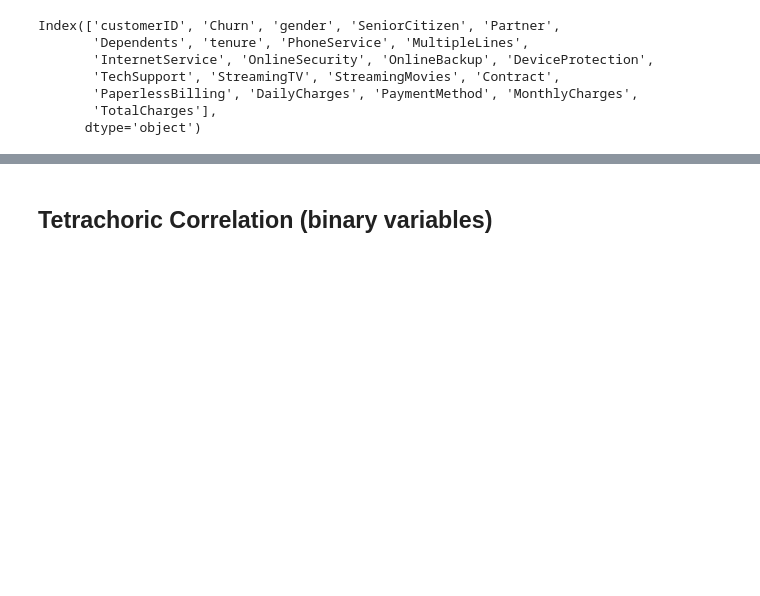
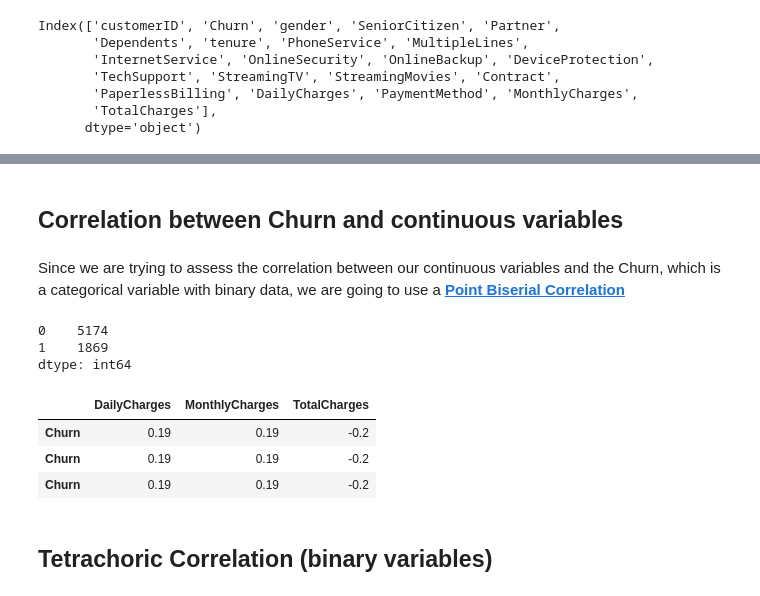
Before and after one commit to luanpbrasil/alura-voz-churn-prediction, a Jupyter notebook: notebooks/variables_analysis-week_2.ipynb, the cells around one changed output, grey strips where cells are left out. Drawn from its saved outputs; the diff is of its cells as text; code cells hidden in the pictures; blank space fills up the shorter version.

Commit message:
Add Point Biserial Correlation

```diff
--- a/notebooks/variables_analysis-week_2.ipynb
+++ b/notebooks/variables_analysis-week_2.ipynb
@@ -117,6 +113,41 @@ df.head()
 # %%
 binary_data = df[['Churn', 'gender', 'SeniorCitizen', 'Partner',
                   'Dependents', 'PhoneService', 'PaperlessBilling']]
+# %% [markdown]
+## Correlation between Churn and continuous variables
+# %% [markdown]
+Since we are trying to assess the correlation between our continuous variables and the Churn, which is a categorical variable with binary data, we are going to use a **[Point Biserial Correlation](https://www.statology.org/point-biserial-correlation-python/)**
+# %%
+# label-encoding the Churn variable
+label_encoder = LabelEncoder()
+churn_encoded = label_encoder.fit_transform(df['Churn'].values)
+
+pd.Series(churn_encoded).value_counts()
+# %% [output]
+0    5174
+1    1869
+dtype: int64
+# %%
+continuous_variables_list = ['DailyCharges', 'MonthlyCharges', 'TotalCharges']
+# %%
+pb_corrs = {}
+
+for var in continuous_variables_list:
+    # calculate point biserial correlation
+    a, b = df[var].values, churn_encoded
+    point_biserial_corr = stats.pointbiserialr(a, b)
+
+    # get correlation value and its correspondent p-value
+    r, p = round(point_biserial_corr.correlation, 2), point_biserial_corr.pvalue
+
+    pb_corrs[var] = r
+# %%
+pd.DataFrame(pb_corrs, index=['Churn', 'Churn', 'Churn'])
+# %% [output]
+|  | DailyCharges | MonthlyCharges | TotalCharges |
+| Churn | 0.19 | 0.19 | -0.2 |
+| Churn | 0.19 | 0.19 | -0.2 |
+| Churn | 0.19 | 0.19 | -0.2 |
 # %% [markdown]
 ## Tetrachoric Correlation (binary variables)
 # %% [markdown]
```
Also changed, not shown: parts of 12 cells of this notebook.
